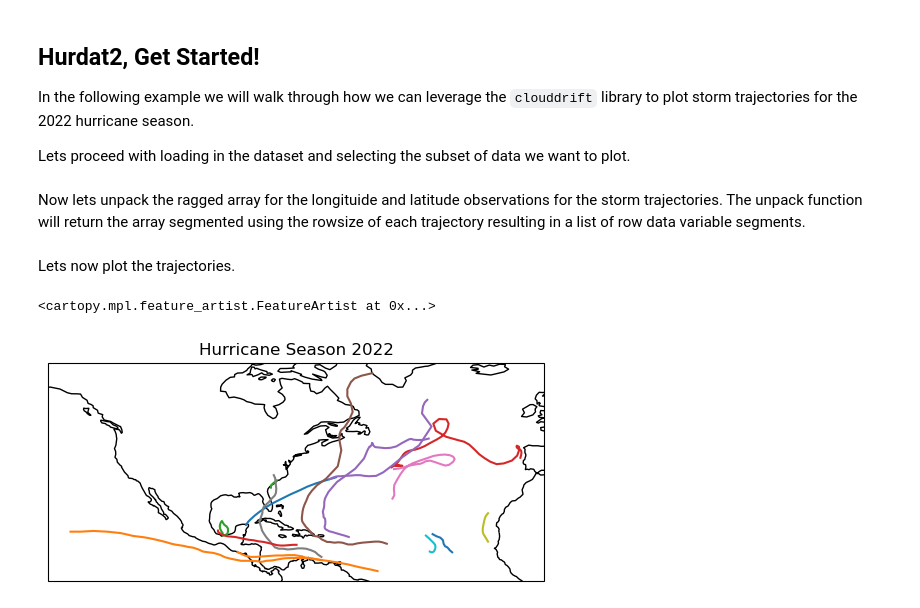
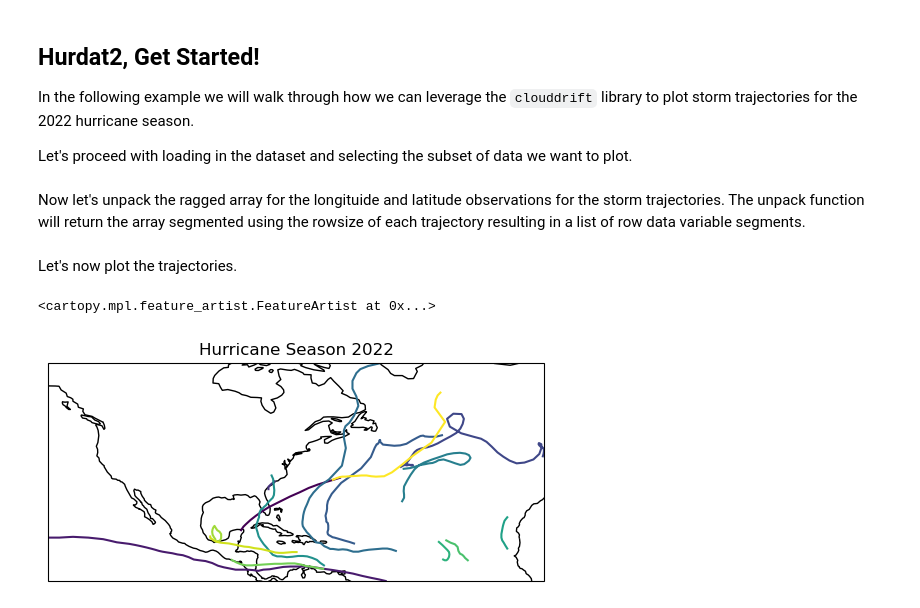
Before and after one commit to Cloud-Drift/hurdat2-get-started, a Jupyter notebook: hurdat2_get_started.ipynb, the cells around one changed output. Drawn from its saved outputs; the diff is of its cells as text; code cells hidden in the pictures.

Commit message:
simplify hurdat get started

```diff
--- a/hurdat2_get_started.ipynb
+++ b/hurdat2_get_started.ipynb
@@ -2,18 +2,17 @@
 ## Hurdat2, Get Started!
 In the following example we will walk through how we can leverage the `clouddrift` library to plot storm trajectories for the 2022 hurricane season.
 
-Lets proceed with loading in the dataset and selecting the subset of data we want to plot.
+Let's proceed with loading in the dataset and selecting the subset of data we want to plot.
 # %%
 import  numpy as np
 
-from clouddrift.datasets import hurdat2
-from clouddrift.ragged import subset
+import clouddrift as cd
 year = 2022
-ds = hurdat2(basin="atlantic")
-ds = subset(
+ds = cd.datasets.hurdat2(basin="atlantic")
+ds = cd.ragged.subset(
     ds,
     {"time": (np.datetime64(f"{year}-01-01"), np.datetime64(f"{year}-12-31"))},
     row_dim_name="traj",
 )
 # %% [markdown]
-Now lets unpack the ragged array for the longituide and latitude observations for the storm trajectories. The unpack function will return the array segmented using the rowsize of each trajectory resulting in a list of row data variable segments.
+Now let's unpack the ragged array for the longituide and latitude observations for the storm trajectories. The unpack function will return the array segmented using the rowsize of each trajectory resulting in a list of row data variable segments.
@@ -25,18 +19,19 @@ lats = unpack(ds.lat, ds.rowsize)
 # %% [markdown]
-Lets now plot the trajectories.
+Let's now plot the trajectories.
 # %%
-import matplotlib.pyplot as plt
-import cartopy.crs as ccrs
-
-
 fig = plt.figure()
 ax = fig.add_subplot(1, 1, 1, projection=ccrs.PlateCarree())
 
-for idx in range(len(ds.id)):
-    ax.plot(lons[idx], lats[idx])
+cd.plotting.plot_ragged(
+    ax,
+    ds.lon,
+    ds.lat,
+    ds.rowsize,
+    transform=ccrs.PlateCarree(),
+)
 
 ax.set_title(f"Hurricane Season {year}")
 ax.coastlines()
 # %% [output]
 <cartopy.mpl.feature_artist.FeatureArtist at 0x...>
-[figure, old version]
+[figure, new version]
```
Also changed, not shown: parts of 1 cell of this notebook.
